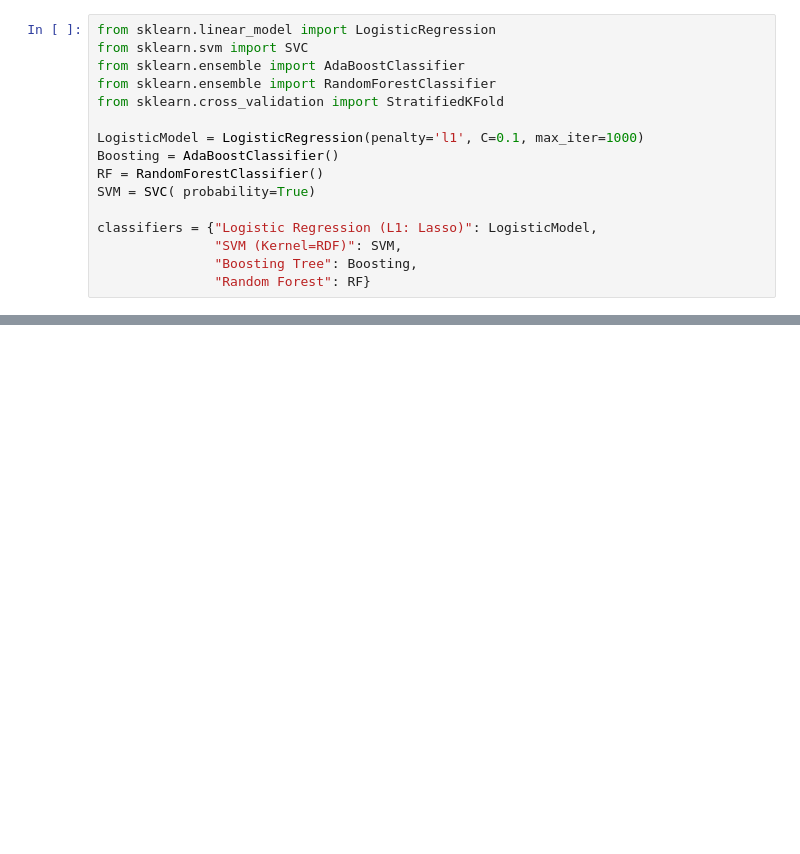
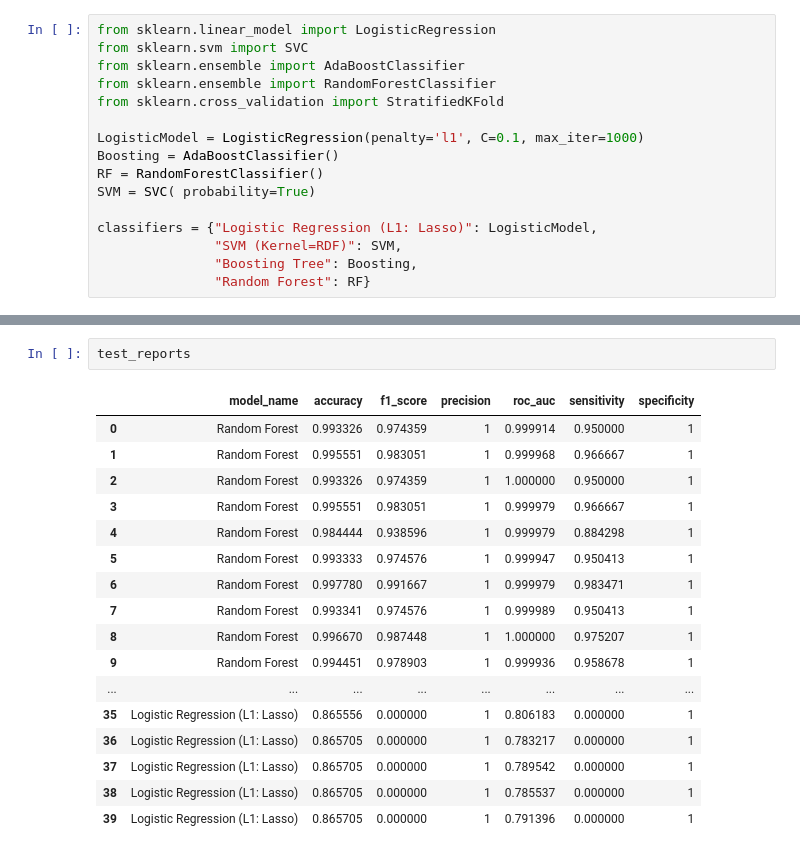
Before and after one commit to beingzy/ds_toolbox, a Jupyter notebook: ipynb_dev/001_dev_evaluators.ipynb, the cells around one changed output, grey strips where cells are left out. Cells and saved outputs as stored; diff of their text form; blank space fills up the shorter version.

```diff
--- a/ipynb_dev/001_dev_evaluators.ipynb
+++ b/ipynb_dev/001_dev_evaluators.ipynb
@@ -166,0 +67,20 @@ train_reports.groupby("model_name").std()
+# %%
+test_reports
+# %% [output]
+|  | model_name | accuracy | f1_score | precision | roc_auc | sensitivity | specificity |
+| 0 | Random Forest | 0.993326 | 0.974359 | 1 | 0.999914 | 0.950000 | 1 |
+| 1 | Random Forest | 0.995551 | 0.983051 | 1 | 0.999968 | 0.966667 | 1 |
+| 2 | Random Forest | 0.993326 | 0.974359 | 1 | 1.000000 | 0.950000 | 1 |
+| 3 | Random Forest | 0.995551 | 0.983051 | 1 | 0.999979 | 0.966667 | 1 |
+| 4 | Random Forest | 0.984444 | 0.938596 | 1 | 0.999979 | 0.884298 | 1 |
+| 5 | Random Forest | 0.993333 | 0.974576 | 1 | 0.999947 | 0.950413 | 1 |
+| 6 | Random Forest | 0.997780 | 0.991667 | 1 | 0.999979 | 0.983471 | 1 |
+| 7 | Random Forest | 0.993341 | 0.974576 | 1 | 0.999989 | 0.950413 | 1 |
+| 8 | Random Forest | 0.996670 | 0.987448 | 1 | 1.000000 | 0.975207 | 1 |
+| 9 | Random Forest | 0.994451 | 0.978903 | 1 | 0.999936 | 0.958678 | 1 |
+| ... | ... | ... | ... | ... | ... | ... | ... |
+| 35 | Logistic Regression (L1: Lasso) | 0.865556 | 0.000000 | 1 | 0.806183 | 0.000000 | 1 |
+| 36 | Logistic Regression (L1: Lasso) | 0.865705 | 0.000000 | 1 | 0.783217 | 0.000000 | 1 |
+| 37 | Logistic Regression (L1: Lasso) | 0.865705 | 0.000000 | 1 | 0.789542 | 0.000000 | 1 |
+| 38 | Logistic Regression (L1: Lasso) | 0.865705 | 0.000000 | 1 | 0.785537 | 0.000000 | 1 |
+| 39 | Logistic Regression (L1: Lasso) | 0.865705 | 0.000000 | 1 | 0.791396 | 0.000000 | 1 |
```
Also changed, not shown: parts of 8 cells of this notebook, 1 other file.
